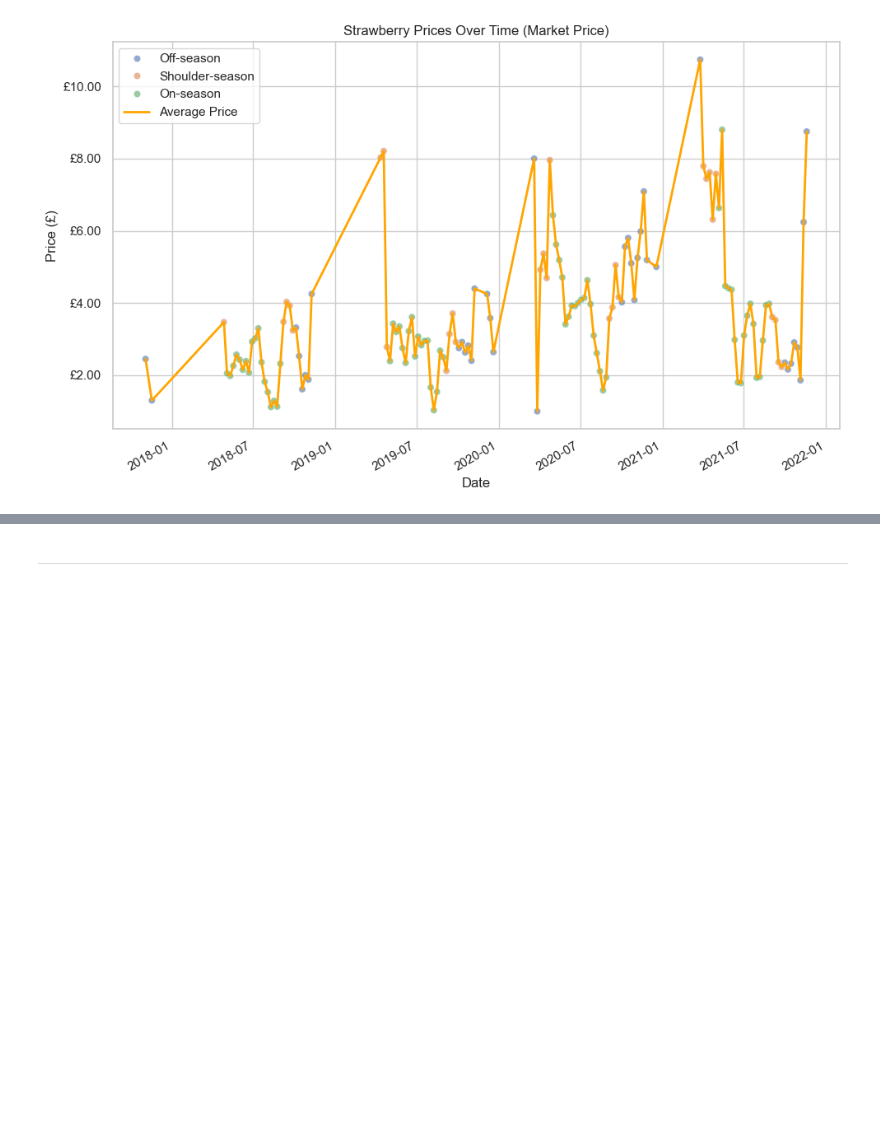
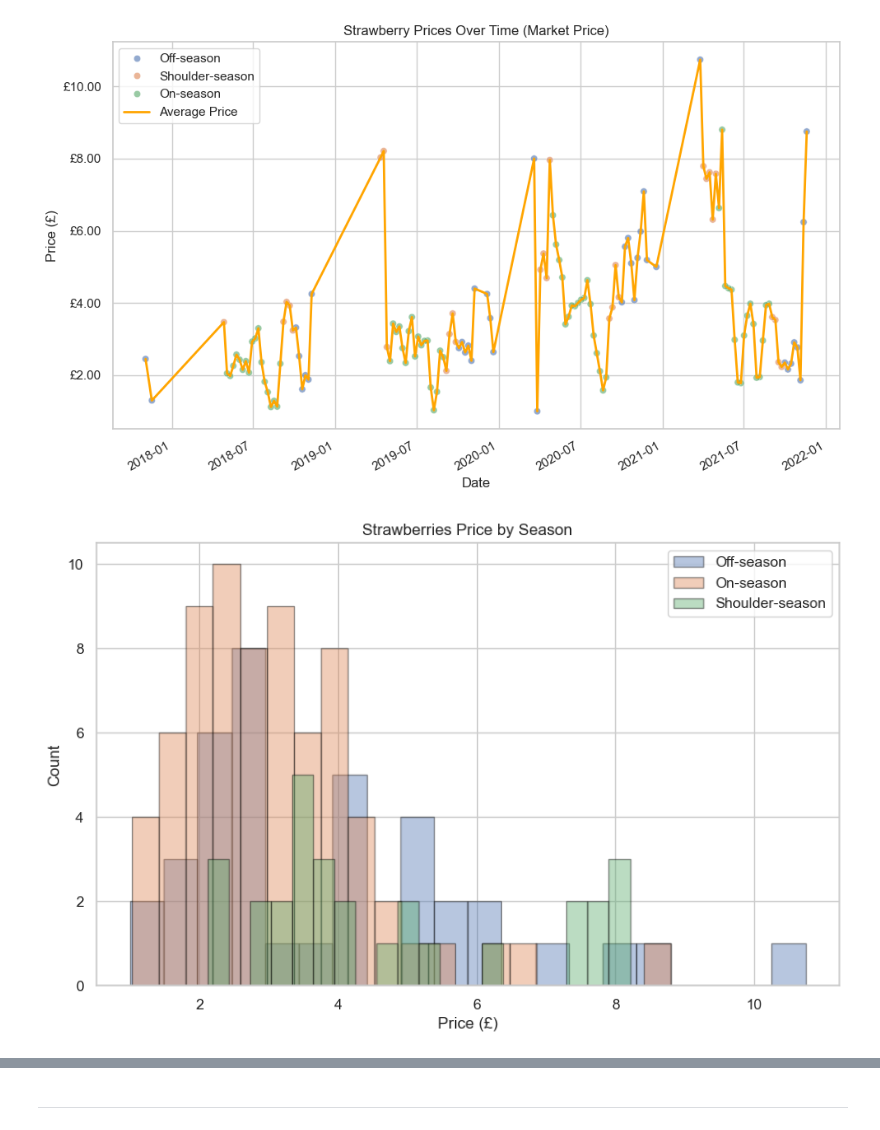
Before and after one commit to Khoi412/Capstone_Project_Fruit_Veg_Prices_UK, a Jupyter notebook: jupyter_notebooks/DataVisuals.ipynb, the cells around one changed output, grey strips where cells are left out. Cells and saved outputs as stored; diff of their text form; code cells hidden in the pictures; blank space fills up the shorter version.

Commit message:
data vis strawB

```diff
--- a/jupyter_notebooks/DataVisuals.ipynb
+++ b/jupyter_notebooks/DataVisuals.ipynb
@@ -247,3 +253,14 @@ plt.legend()
 plt.show()
 # %% [output]
 [figure]
+# %%
+plt.figure(figsize=(10,6))
+for var, grp in strawberries.groupby('Season'):
+    plt.hist(grp['price'].dropna(), bins=20, alpha=0.4, label=var, edgecolor='black')
+plt.title('Strawberries Price by Season')
+plt.xlabel('Price (£)')
+plt.ylabel('Count')
+plt.legend()
+plt.show()
+# %% [output]
+[figure, added]
```
Also changed, not shown: parts of 9 cells of this notebook, 1 other file.
